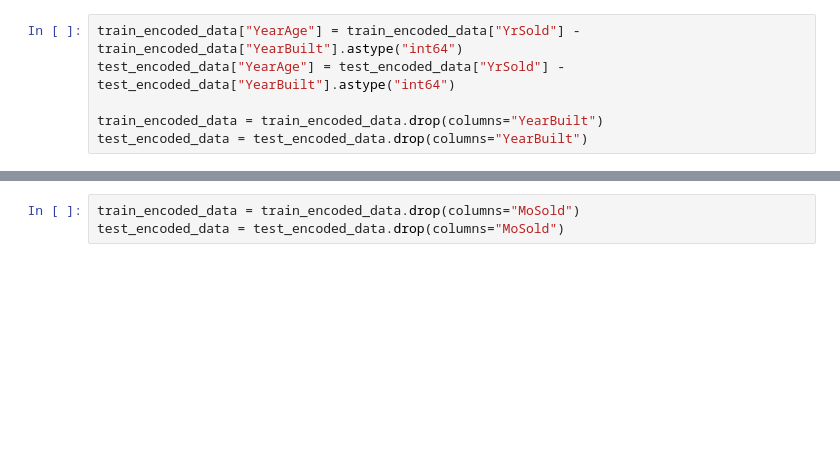
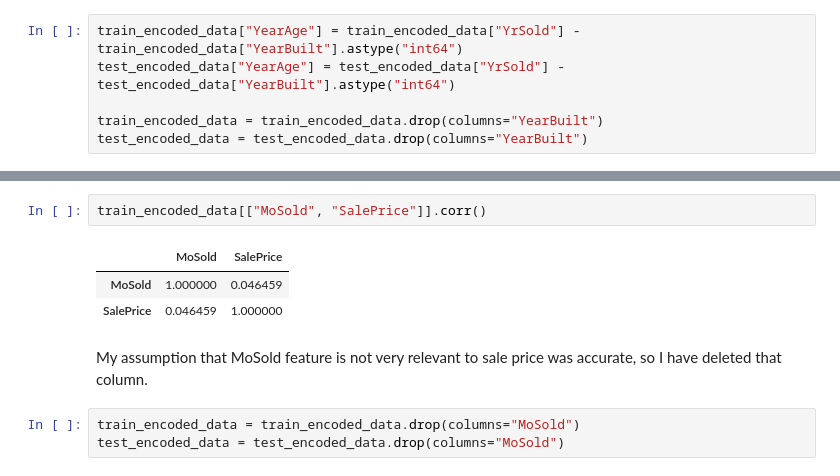
Before and after one commit to Gedas-LT/kaggle-ames-house-prices, a Jupyter notebook: predictions.ipynb, the cells around one changed output, grey strips where cells are left out. Cells and saved outputs as stored; diff of their text form; blank space fills up the shorter version.

```diff
--- a/predictions.ipynb
+++ b/predictions.ipynb
@@ -335,3 +334,11 @@ test_encoded_data = test_encoded_data.drop(columns="YearBuilt")
+# %%
+train_encoded_data[["MoSold", "SalePrice"]].corr()
+# %% [output]
+|  | MoSold | SalePrice |
+| MoSold | 1.000000 | 0.046459 |
+| SalePrice | 0.046459 | 1.000000 |
+# %% [markdown]
+My assumption that MoSold feature is not very relevant to sale price was accurate, so I have deleted that column.
 # %%
 train_encoded_data = train_encoded_data.drop(columns="MoSold")
 test_encoded_data = test_encoded_data.drop(columns="MoSold")
```
Also changed, not shown: parts of 29 cells of this notebook, 8 other files.
